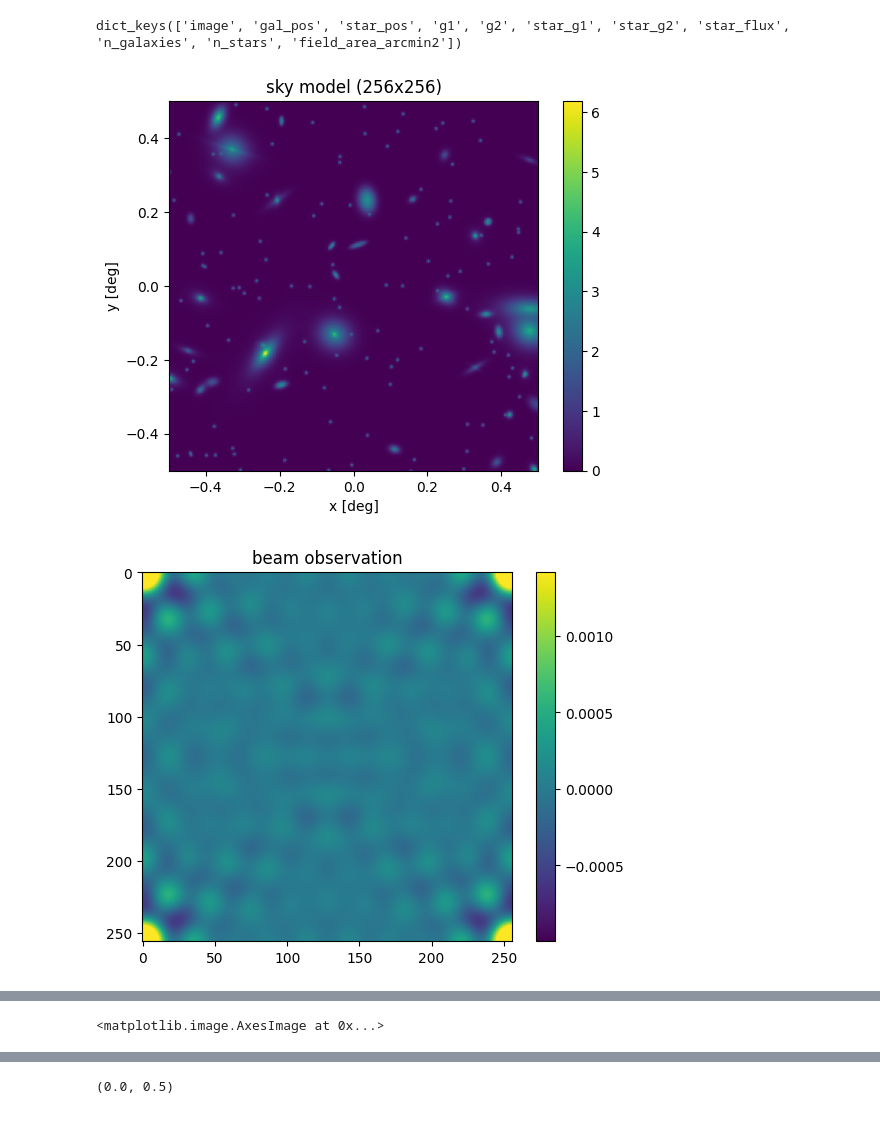
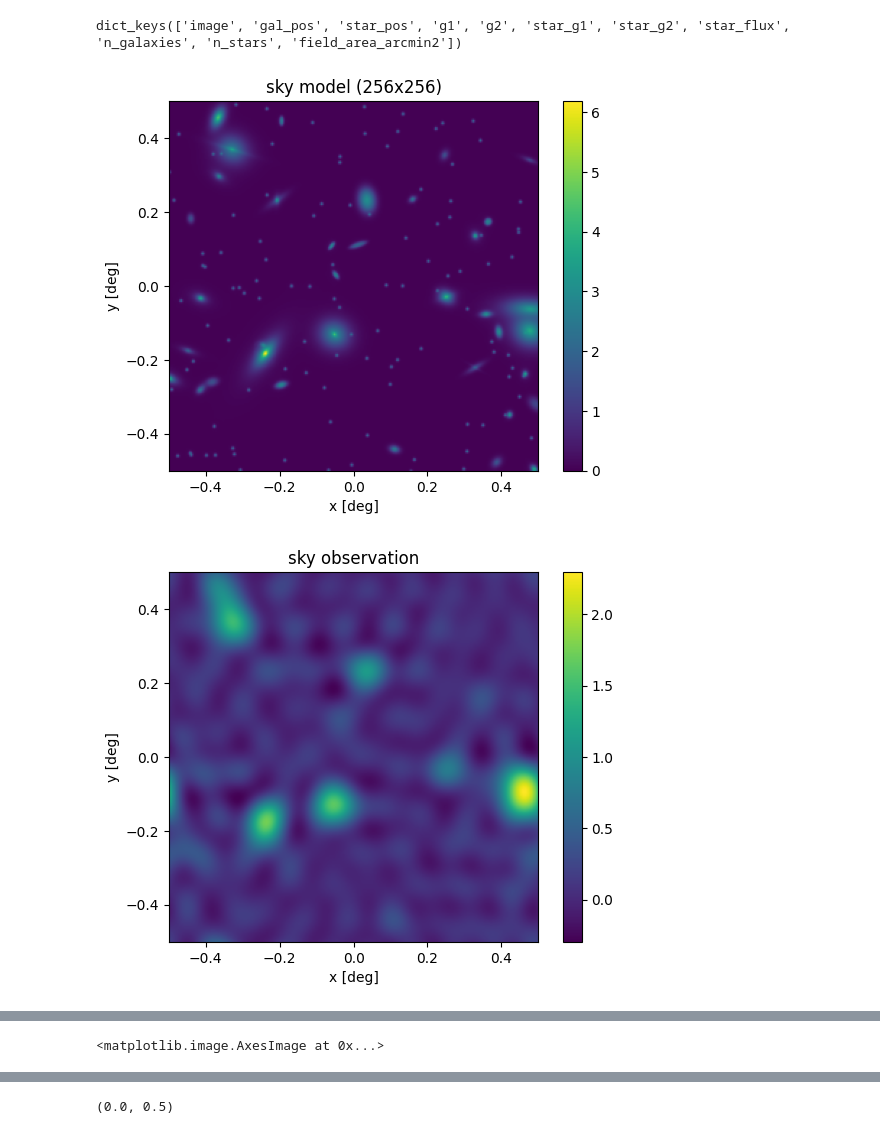
Before and after one commit to mb-manal/argosim_tuto, a Jupyter notebook: notebooks/tuto_3_imaging.ipynb, the cells around one changed output, grey strips where cells are left out. Cells and saved outputs as stored; diff of their text form; code cells hidden in the pictures.

```diff
--- a/notebooks/tuto_3_imaging.ipynb
+++ b/notebooks/tuto_3_imaging.ipynb
@@ -155,26 +155,31 @@ dict_keys(['image', 'gal_pos', 'star_pos', 'g1', 'g2', 'star_g1', 'star_g2', 'st
 # %%
 
 # Get the sky model image and the asociated field of view size
 sky = dataset['image']
 fov_size = np.sqrt(dataset['field_area_arcmin2'])/60.0
 
 # Set up the antenna array, compute the baselines and the uv tracks
 antena = antenna_utils.y_antenna_arr(n_antenna=30, r=10e3)
 baselines = antenna_utils.get_baselines(antena)
 track, _= antenna_utils.uv_track_multiband(baselines)
 
 # Perform the observation
 obs, dirty_beam = imaging_utils.simulate_dirty_observation(sky, track, fov_size)
 
 plot_utils.plot_sky(sky, title="sky model")
 
+
+plot_utils.plot_sky(obs)
+plt.title('sky observation')
+
 plot_utils.plot_beam(dirty_beam)
 plt.title('beam observation')
 
-plot_utils.plot_sky_uv(dirty_beam, fov_size=(1.0, 1.0))
+
+plot_utils.plot_sky_uv(obs, fov_size=(1.0, 1.0))
 plt.title('sky to uv')
 
-plt.imshow(np.log(np.abs(dirty_beam)))
+plt.imshow(np.log(np.abs(obs)))
 # %% [output]
 [figure]
-[figure, old version]
+[figure, new version]
```
Also changed, not shown: parts of 1 cell of this notebook.
